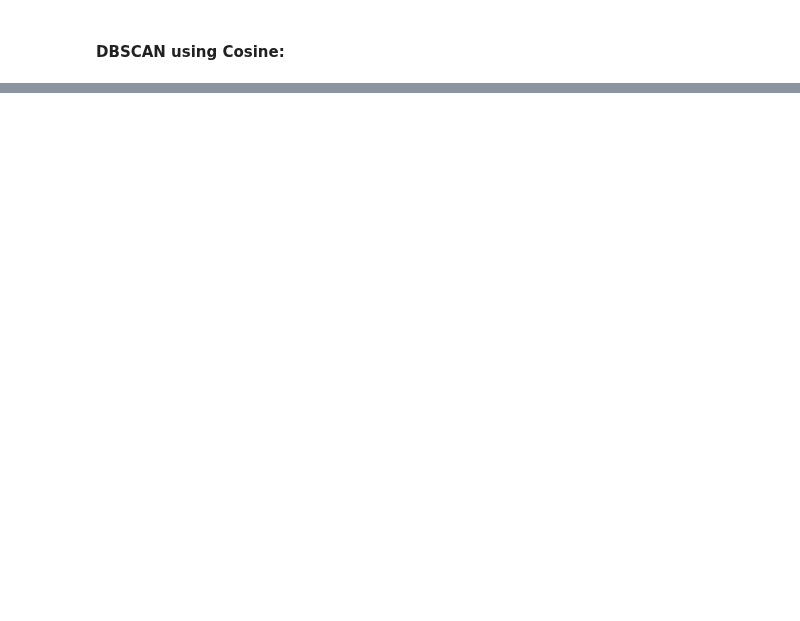
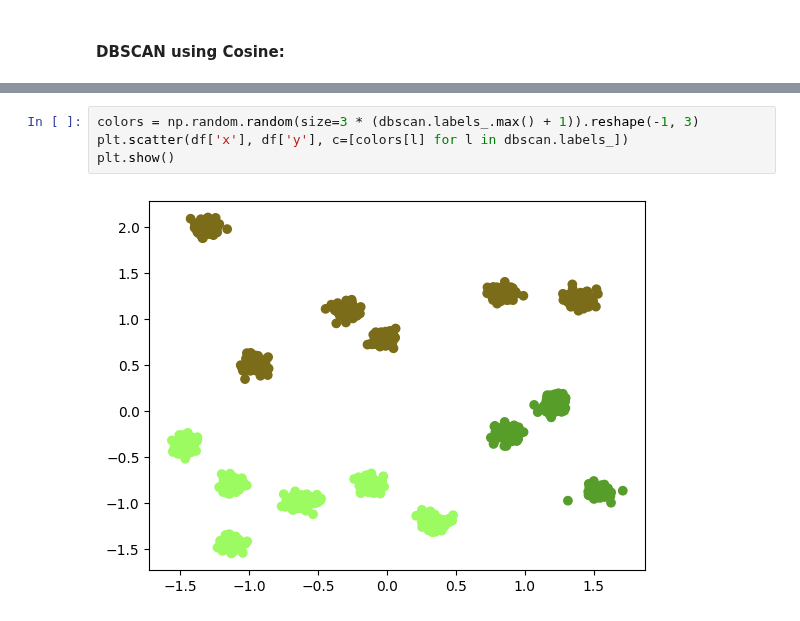
Before and after one commit to Mark-Barbaric/IBM_Machine_Learning_Certificate, a Jupyter notebook: Unsupervised_Machine_Learning/week2/distance_metrics_lab.ipynb, the cells around one changed output, grey strips where cells are left out. Drawn from its saved outputs; the diff is of its cells as text; blank space fills up the shorter version.

```diff
--- a/Unsupervised_Machine_Learning/week2/distance_metrics_lab.ipynb
+++ b/Unsupervised_Machine_Learning/week2/distance_metrics_lab.ipynb
@@ -558,0 +559,6 @@ TypeError: DBSCAN.__init__() got an unexpected keyword argument 'metrics'
+# %%
+colors = np.random.random(size=3 * (dbscan.labels_.max() + 1)).reshape(-1, 3)
+plt.scatter(df['x'], df['y'], c=[colors[l] for l in dbscan.labels_])
+plt.show()
+# %% [output]
+[figure, added]
```
Also changed, not shown: parts of 31 cells of this notebook.
